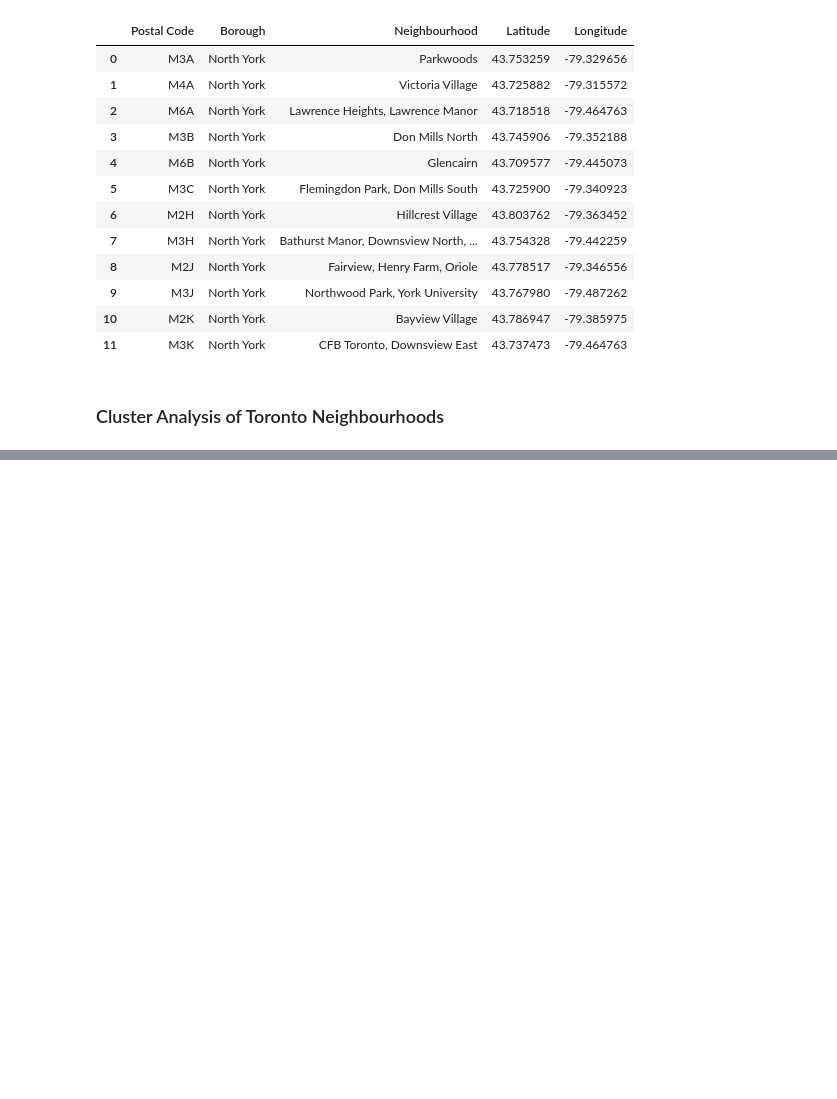
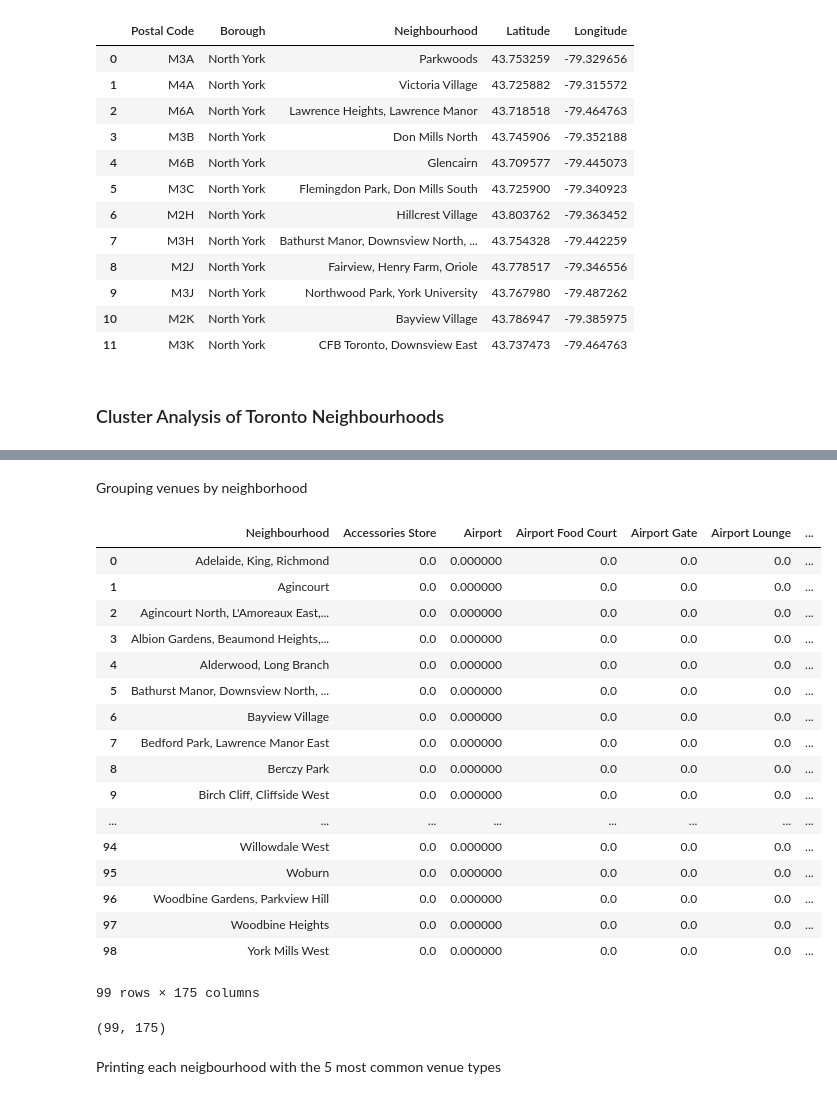
Before and after one commit to smithg1390/Coursera_Capstone, a Jupyter notebook: Applied Data Science Capstone.ipynb, the cells around one changed output, grey strips where cells are left out. Cells and saved outputs as stored; diff of their text form; code cells hidden in the pictures; blank space fills up the shorter version.

```diff
--- a/Applied Data Science Capstone.ipynb
+++ b/Applied Data Science Capstone.ipynb
@@ -234,0 +326,30 @@ df_toronto_neigh_2.loc[0, 'Neighbourhood']
+# %% [markdown]
+Grouping venues by neighborhood
+# %%
+toronto_grouped = toronto_onehot.groupby('Neighbourhood').mean().reset_index()
+toronto_grouped
+# %% [output]
+|  | Neighbourhood | Accessories Store | Airport | Airport Food Court | Airport Gate | Airport Lounge | ... |
+| 0 | Adelaide, King, Richmond | 0.0 | 0.000000 | 0.0 | 0.0 | 0.0 | ... |
+| 1 | Agincourt | 0.0 | 0.000000 | 0.0 | 0.0 | 0.0 | ... |
+| 2 | Agincourt North, L'Amoreaux East,... | 0.0 | 0.000000 | 0.0 | 0.0 | 0.0 | ... |
+| 3 | Albion Gardens, Beaumond Heights,... | 0.0 | 0.000000 | 0.0 | 0.0 | 0.0 | ... |
+| 4 | Alderwood, Long Branch | 0.0 | 0.000000 | 0.0 | 0.0 | 0.0 | ... |
+| 5 | Bathurst Manor, Downsview North, ... | 0.0 | 0.000000 | 0.0 | 0.0 | 0.0 | ... |
+| 6 | Bayview Village | 0.0 | 0.000000 | 0.0 | 0.0 | 0.0 | ... |
+| 7 | Bedford Park, Lawrence Manor East | 0.0 | 0.000000 | 0.0 | 0.0 | 0.0 | ... |
+| 8 | Berczy Park | 0.0 | 0.000000 | 0.0 | 0.0 | 0.0 | ... |
+| 9 | Birch Cliff, Cliffside West | 0.0 | 0.000000 | 0.0 | 0.0 | 0.0 | ... |
+| ... | ... | ... | ... | ... | ... | ... | ... |
+| 94 | Willowdale West | 0.0 | 0.000000 | 0.0 | 0.0 | 0.0 | ... |
+| 95 | Woburn | 0.0 | 0.000000 | 0.0 | 0.0 | 0.0 | ... |
+| 96 | Woodbine Gardens, Parkview Hill | 0.0 | 0.000000 | 0.0 | 0.0 | 0.0 | ... |
+| 97 | Woodbine Heights | 0.0 | 0.000000 | 0.0 | 0.0 | 0.0 | ... |
+| 98 | York Mills West | 0.0 | 0.000000 | 0.0 | 0.0 | 0.0 | ... |
+99 rows × 175 columns
+# %%
+toronto_grouped.shape
+# %% [output]
+(99, 175)
+# %% [markdown]
+Printing each neigbourhood with the 5 most common venue types
```
Also changed, not shown: parts of 29 cells of this notebook.
